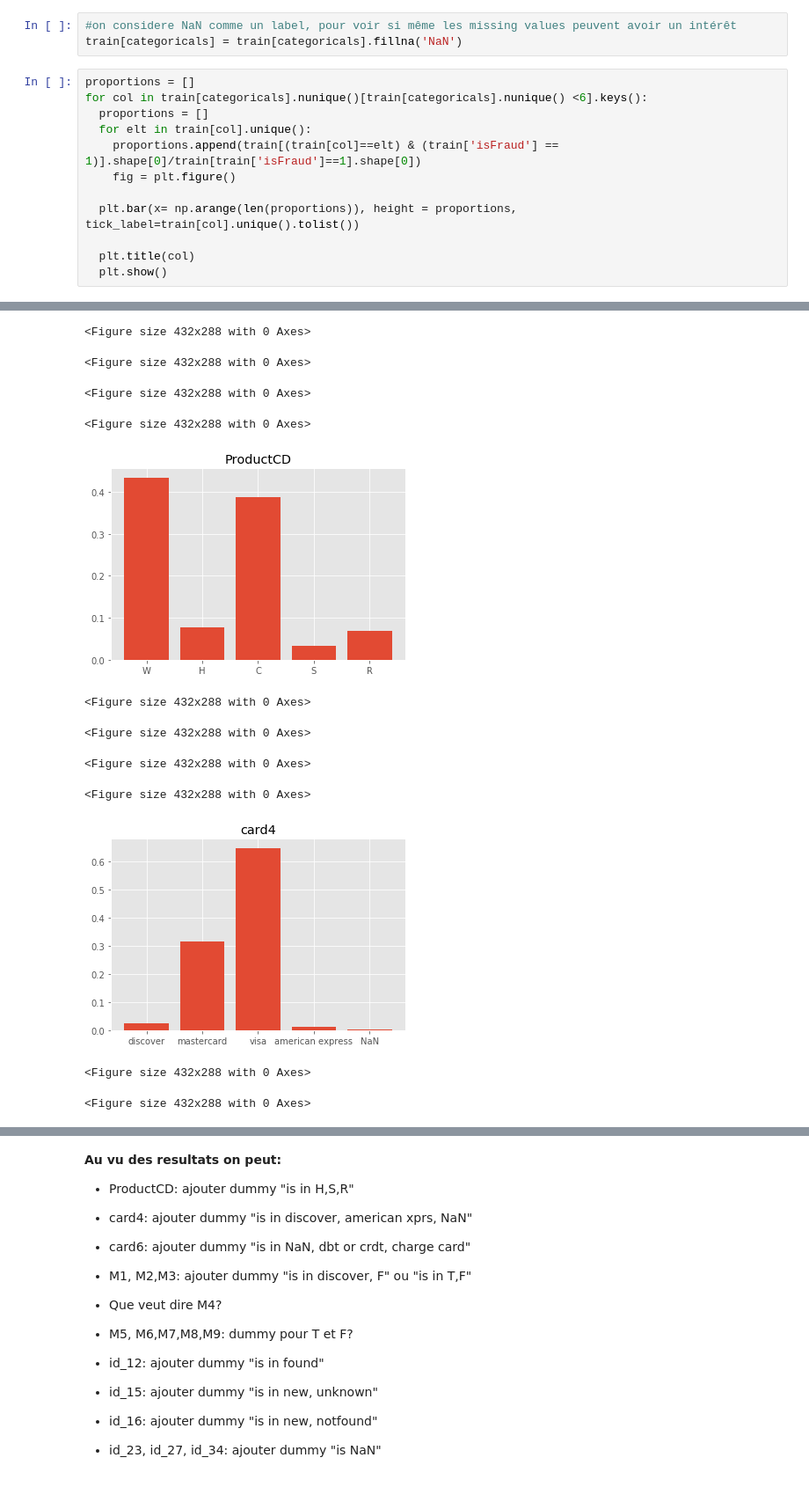
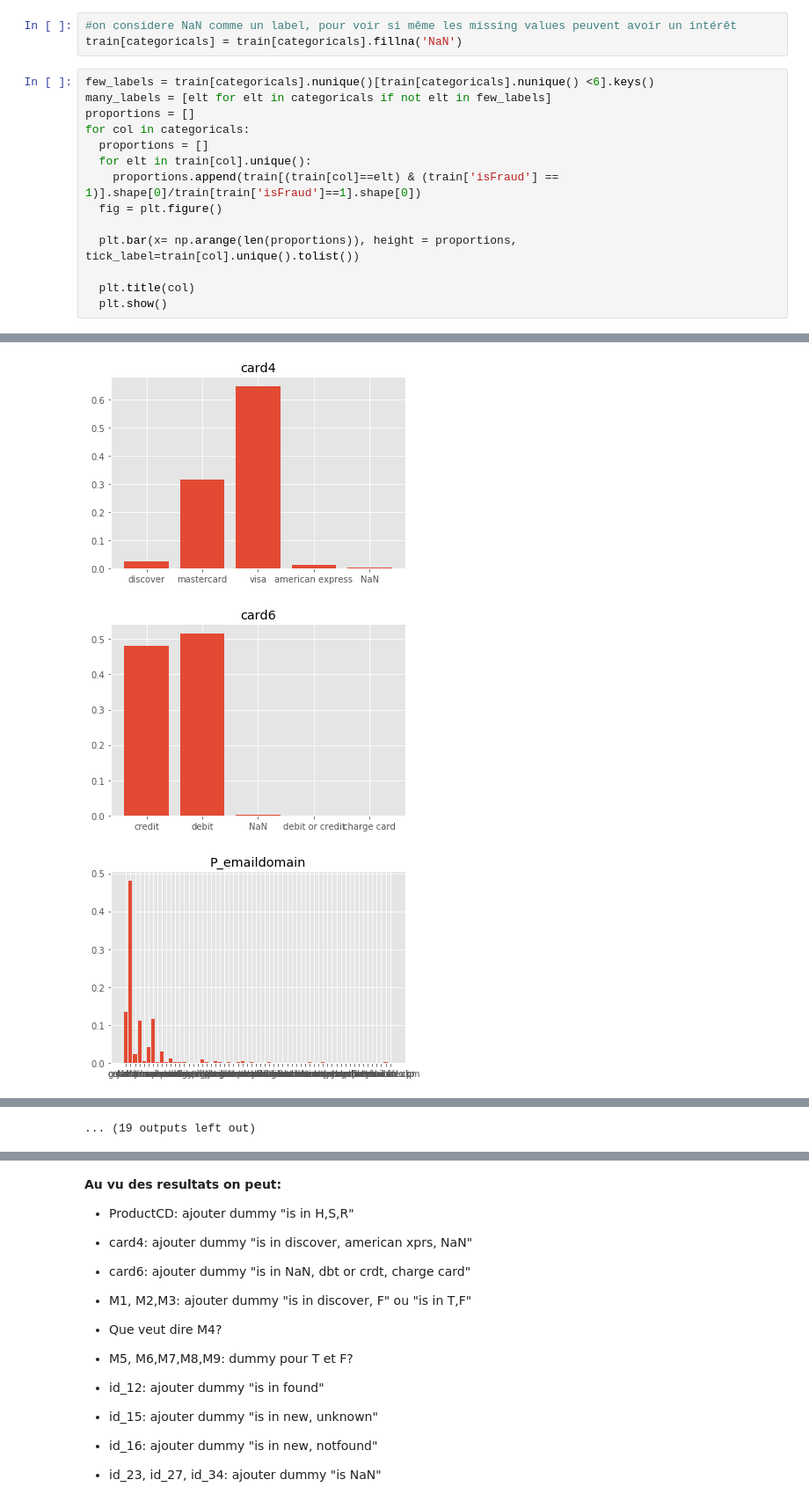
Before and after one commit to kaggle-team/IEEE-Fraud-Detection, a Jupyter notebook: categorical_analysis.ipynb, the cells around one changed output, grey strips where cells are left out. Shown at 88% size. Saved outputs shown, nothing was run; the diff lists cells and outputs as text.

```diff
--- a/categorical_analysis.ipynb
+++ b/categorical_analysis.ipynb
@@ -95,12 +96,14 @@ len(categoricals)
 #on considere NaN comme un label, pour voir si même les missing values peuvent avoir un intérêt
 train[categoricals] = train[categoricals].fillna('NaN')
 # %%
+few_labels = train[categoricals].nunique()[train[categoricals].nunique() <6].keys()
+many_labels = [elt for elt in categoricals if not elt in few_labels]
 proportions = []
-for col in train[categoricals].nunique()[train[categoricals].nunique() <6].keys():
+for col in categoricals:
   proportions = []
   for elt in train[col].unique():
     proportions.append(train[(train[col]==elt) & (train['isFraud'] == 1)].shape[0]/train[train['isFraud']==1].shape[0])
-    fig = plt.figure()
+  fig = plt.figure()
 
   plt.bar(x= np.arange(len(proportions)), height = proportions, tick_label=train[col].unique().tolist())
 
@@ -109,0 +114,3 @@ for col in train[categoricals].nunique()[train[categoricals].nunique() <6].keys(
+[figure]
+[figure, added]
+[figure, added]
@@ -110,12 +125 @@ for col in train[categoricals].nunique()[train[categoricals].nunique() <6].keys(
-<Figure size 432x288 with 0 Axes>
+... (19 outputs left out)
-<Figure size 432x288 with 0 Axes>
-<Figure size 432x288 with 0 Axes>
-<Figure size 432x288 with 0 Axes>
-[figure]
-<Figure size 432x288 with 0 Axes>
-<Figure size 432x288 with 0 Axes>
-<Figure size 432x288 with 0 Axes>
-<Figure size 432x288 with 0 Axes>
-[figure]
-<Figure size 432x288 with 0 Axes>
-<Figure size 432x288 with 0 Axes>
```
Also changed, not shown: parts of 9 cells of this notebook.
